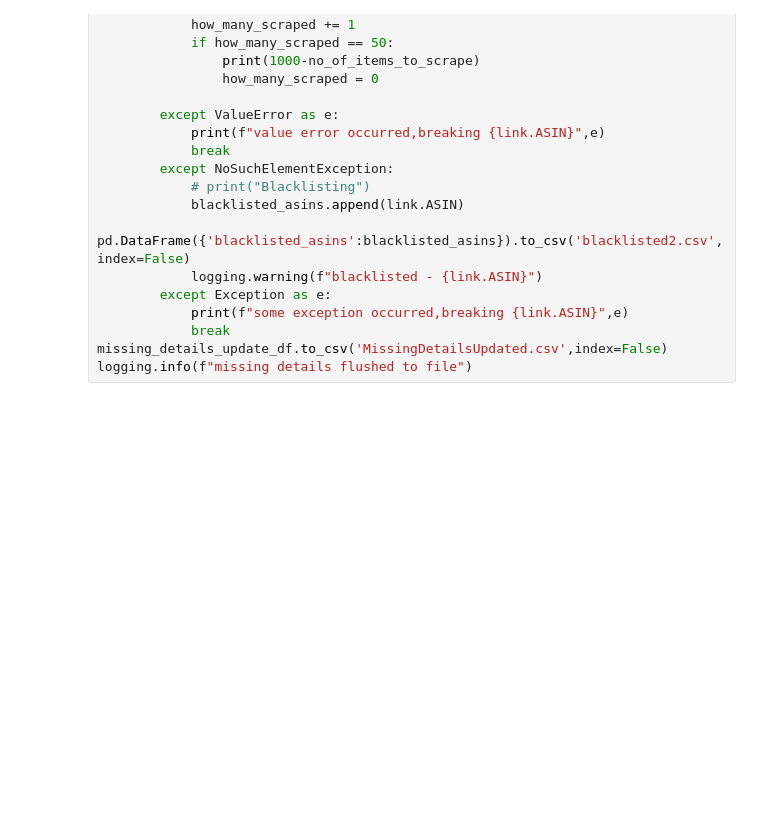
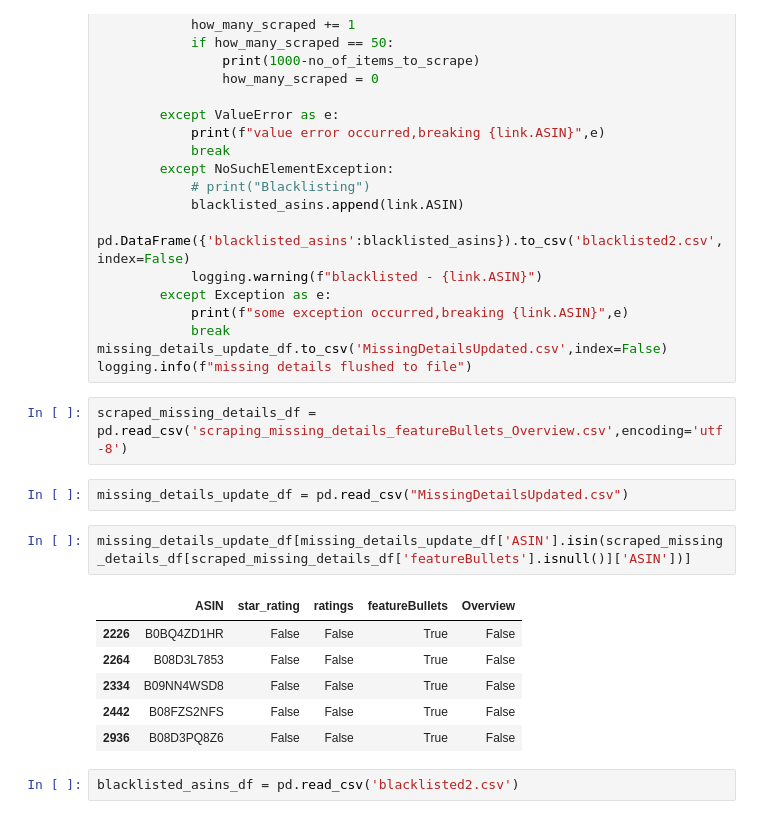
Before and after one commit to Theistic-guy/Ada, a Jupyter notebook: aryaman/notebooks/web_scraping/scraping_missing_details.ipynb, the cells around one changed output. Drawn from its saved outputs; the diff is of its cells as text; blank space fills up the shorter version.

```diff
--- a/aryaman/notebooks/web_scraping/scraping_missing_details.ipynb
+++ b/aryaman/notebooks/web_scraping/scraping_missing_details.ipynb
@@ -144,3 +144,18 @@ with open('scraping_missing_details_featureBullets_Overview.csv','a',newline='',
             break
 missing_details_update_df.to_csv('MissingDetailsUpdated.csv',index=False)
 logging.info(f"missing details flushed to file")
+# %%
+scraped_missing_details_df = pd.read_csv('scraping_missing_details_featureBullets_Overview.csv',encoding='utf-8')
+# %%
+missing_details_update_df = pd.read_csv("MissingDetailsUpdated.csv")
+# %%
+missing_details_update_df[missing_details_update_df['ASIN'].isin(scraped_missing_details_df[scraped_missing_details_df['featureBullets'].isnull()]['ASIN'])]
+# %% [output]
+|  | ASIN | star_rating | ratings | featureBullets | Overview |
+| 2226 | B0BQ4ZD1HR | False | False | True | False |
+| 2264 | B08D3L7853 | False | False | True | False |
+| 2334 | B09NN4WSD8 | False | False | True | False |
+| 2442 | B08FZS2NFS | False | False | True | False |
+| 2936 | B08D3PQ8Z6 | False | False | True | False |
+# %%
+blacklisted_asins_df = pd.read_csv('blacklisted2.csv')
```
Also changed, not shown: parts of 33 cells of this notebook, 10 other files.
